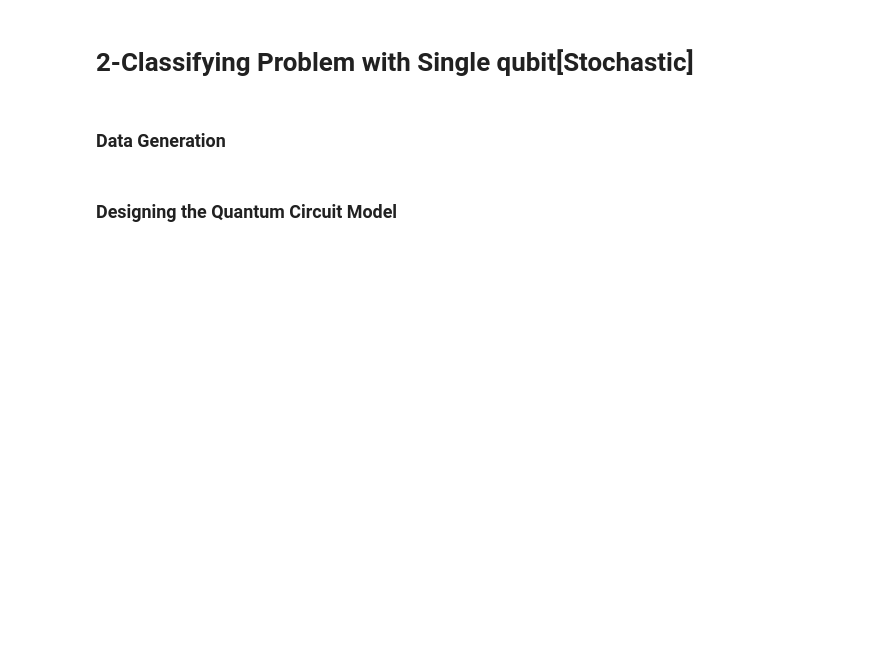
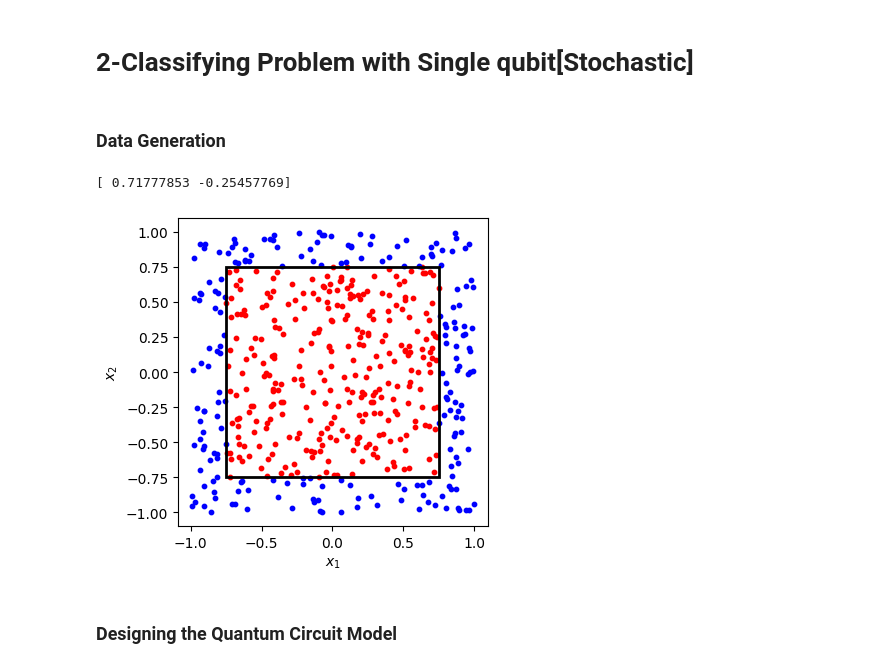
Before and after one commit to HeechanYi/Data-Reuploading, a Jupyter notebook: Code reproducing/2ClassProblemSQ(Stochastic).ipynb, the cells around one changed output. Cells and saved outputs as stored; diff of their text form; code cells hidden in the pictures; blank space fills up the shorter version.

```diff
--- a/Code reproducing/2ClassProblemSQ(Stochastic).ipynb
+++ b/Code reproducing/2ClassProblemSQ(Stochastic).ipynb
@@ -131,37 +166,48 @@ def plot_data(x, y, fig = None, ax = None, problem = "", condition = []):
         ax.set_xlabel("$x_1$")
         ax.set_ylabel("$x_2$")
 
     if problem == "sin":
         x1 = np.linspace(-1, 1)
         x2 = condition[0]*np.sin(np.pi*x1)
         ax.scatter(x[red,0],x[red,1], c = "red", s = 10)
         ax.scatter(x[blue,0],x[blue,1], c = "blue", s = 10)
         ax.plot(x1, x2)
         ax.set_xlabel("$x_1$")
         ax.set_ylabel("$x_2$")
 
+    if problem == "square":
+        ax.scatter(x[red,0],x[red,1], c = "red", s = 10)
+        ax.scatter(x[blue,0],x[blue,1], c = "blue", s = 10)
+        ax.add_patch(Rectangle((-condition[1],-condition[1]), 2*condition[1], 2*condition[1],
+                               edgecolor = 'black',lw = 2, fill =False))
+        ax.set_xlabel("$x_1$")
+        ax.set_ylabel("$x_2$")
+
     if problem == "sphere":
         theta = np.linspace(0,2*np.pi)
         phi = np.linspace(0, 2*np.pi)
         theta, phi = np.meshgrid(theta, phi)
         r = condition[1]
         x1 = condition[0][0] + r*np.cos(theta)*np.sin(phi)
         x2 = condition[0][1] + r*np.sin(theta)*np.sin(phi)
         x3 = condition[0][2] + r*np.cos(phi)
         ax.scatter(x[red,0],x[red,1],x[red,2], c = "red")
         ax.scatter(x[blue,0],x[blue,1],x[blue,2], c = "blue")
         ax.plot_surface(x1, x2, x3, cmap="viridis", ec="k", lw=0.05, alpha=0.0)
         ax.set_box_aspect((1, 1, 1))
         ax.set_xlabel("$x_1$")
         ax.set_ylabel("$x_2$")
         ax.set_zlabel("$x_3$")
 
 
 
-#fig, ax = plt.subplots(figsize=(4, 4),subplot_kw={"projection":"3d"})
-#Xpoints, Ylabels, condition = Sphere(500)
-#print(Xpoints[0])
-#plot_data(Xpoints, Ylabels, fig = fig, ax = ax, problem = "sphere" , condition=condition)
+fig, ax = plt.subplots(figsize=(4, 4))
+Xpoints, Ylabels, condition = Square(500)
+print(Xpoints[0])
+plot_data(Xpoints, Ylabels, fig = fig, ax = ax, problem = "square" , condition=condition)
+# %% [output]
+[ 0.71777853 -0.25457769]
+[figure, added]
 # %% [markdown]
 ### Designing the Quantum Circuit Model
 # %%
```
Also changed, not shown: parts of 8 cells of this notebook.
